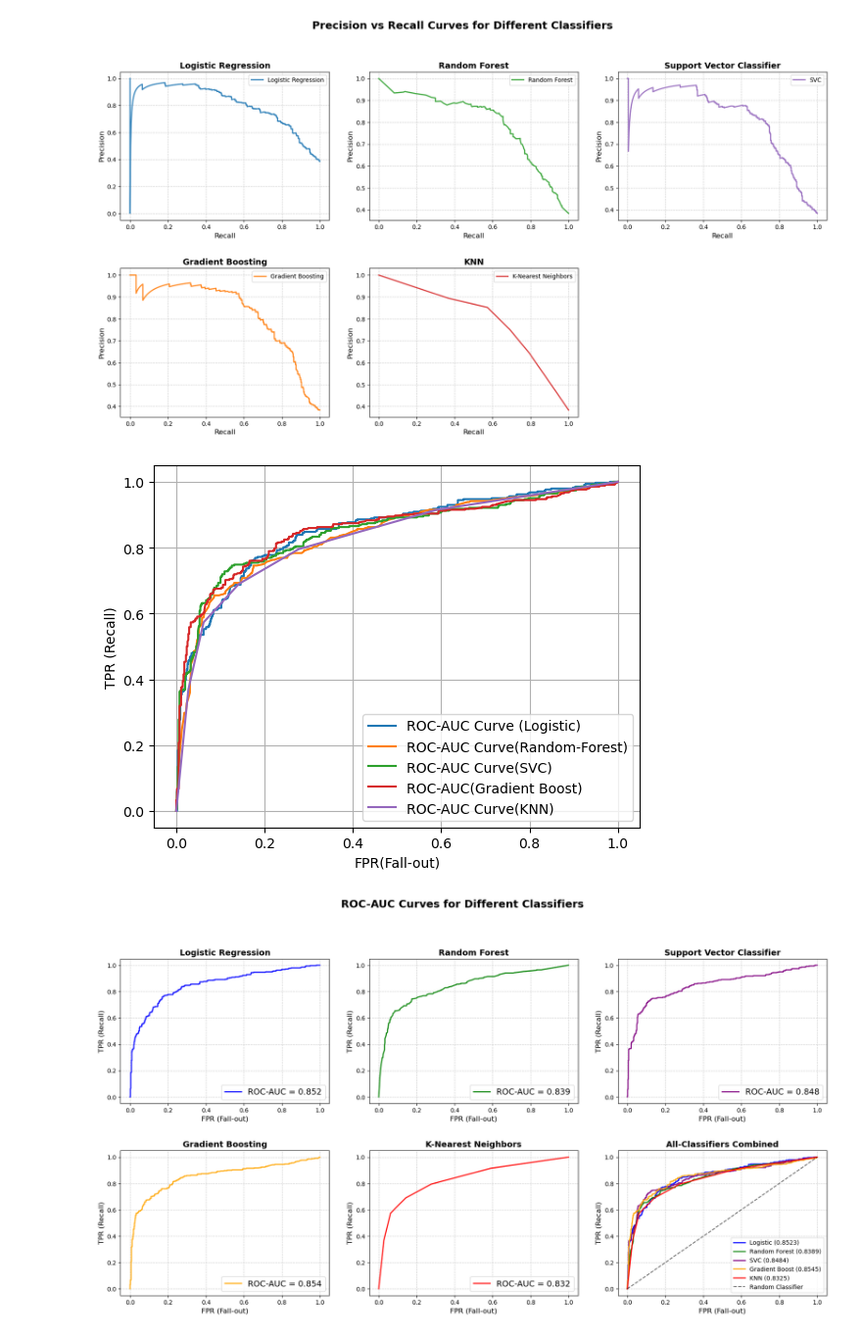
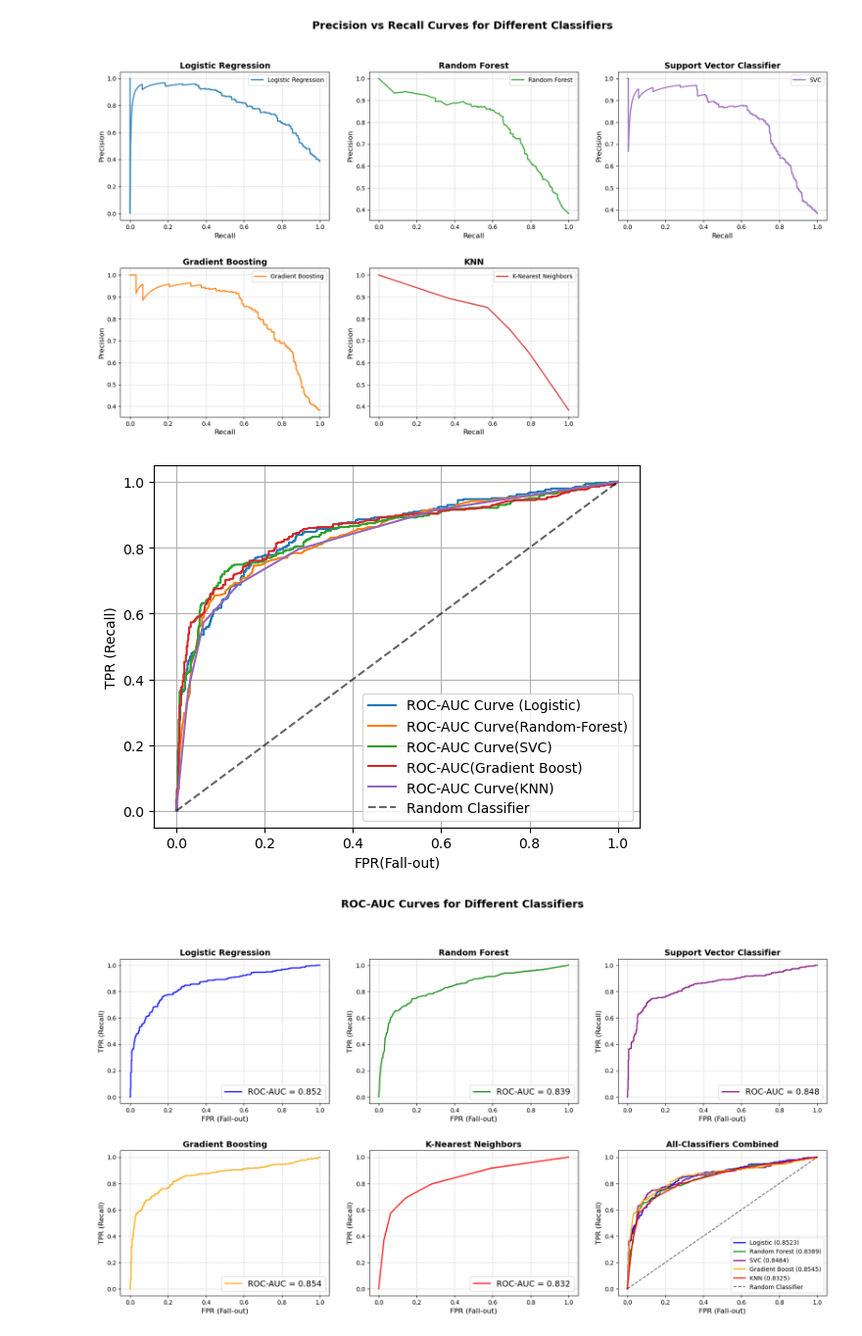
Before and after one commit to akshatkhatri/Machine_learning_playground, a Jupyter notebook: Chapter_3_geron/Titanic_dataset.ipynb, the cells around one changed output. Shown at 98% size. Drawn from its saved outputs; the diff is of its cells as text; code cells hidden in the pictures.

```diff
--- a/Chapter_3_geron/Titanic_dataset.ipynb
+++ b/Chapter_3_geron/Titanic_dataset.ipynb
@@ -633,7 +632,7 @@ gbc_clf = GradientBoostingClassifier()
 pagg_clf = PassiveAggressiveClassifier()
 
 classifiers_store = []
-k_fold_validation = 3 # No. Of times to validate
+k_fold_validation = 5 # No. Of times to validate
 scoring_metric = 'f1'
 
 for classifier in [sgd_clf,log_clf,forest_clf,tree_clf,svc_clf,knn_clf,gbc_clf,pagg_clf]:
@@ -883,17 +882,17 @@ fpr_knn, tpr_knn, thresholds_knn = roc_curve(Y_train, Y_train_knn_proba[:, 1])
 # %%
 plt.plot(fpr,tpr,label = 'ROC-AUC Curve (Logistic)')
 plt.plot(fpr_forest,tpr_forest,label = 'ROC-AUC Curve(Random-Forest)')
 plt.plot(fpr_svc,tpr_svc,label = 'ROC-AUC Curve(SVC)')
 plt.plot(fpr_gbc,tpr_gbc,label = 'ROC-AUC(Gradient Boost)')
 plt.plot(fpr_knn,tpr_knn,label = 'ROC-AUC Curve(KNN)')
-
+plt.plot([0, 1], [0, 1], 'k--', label='Random Classifier', alpha=0.6)
 plt.xlabel('FPR(Fall-out)')
 plt.ylabel('TPR (Recall)')
 plt.grid()
 plt.legend()
 plt.show()
 # %% [output]
-[figure, old version]
+[figure, new version]
 # %%
 import matplotlib.pyplot as plt
 from sklearn.metrics import roc_auc_score
```
Also changed, not shown: parts of 9 cells of this notebook.
